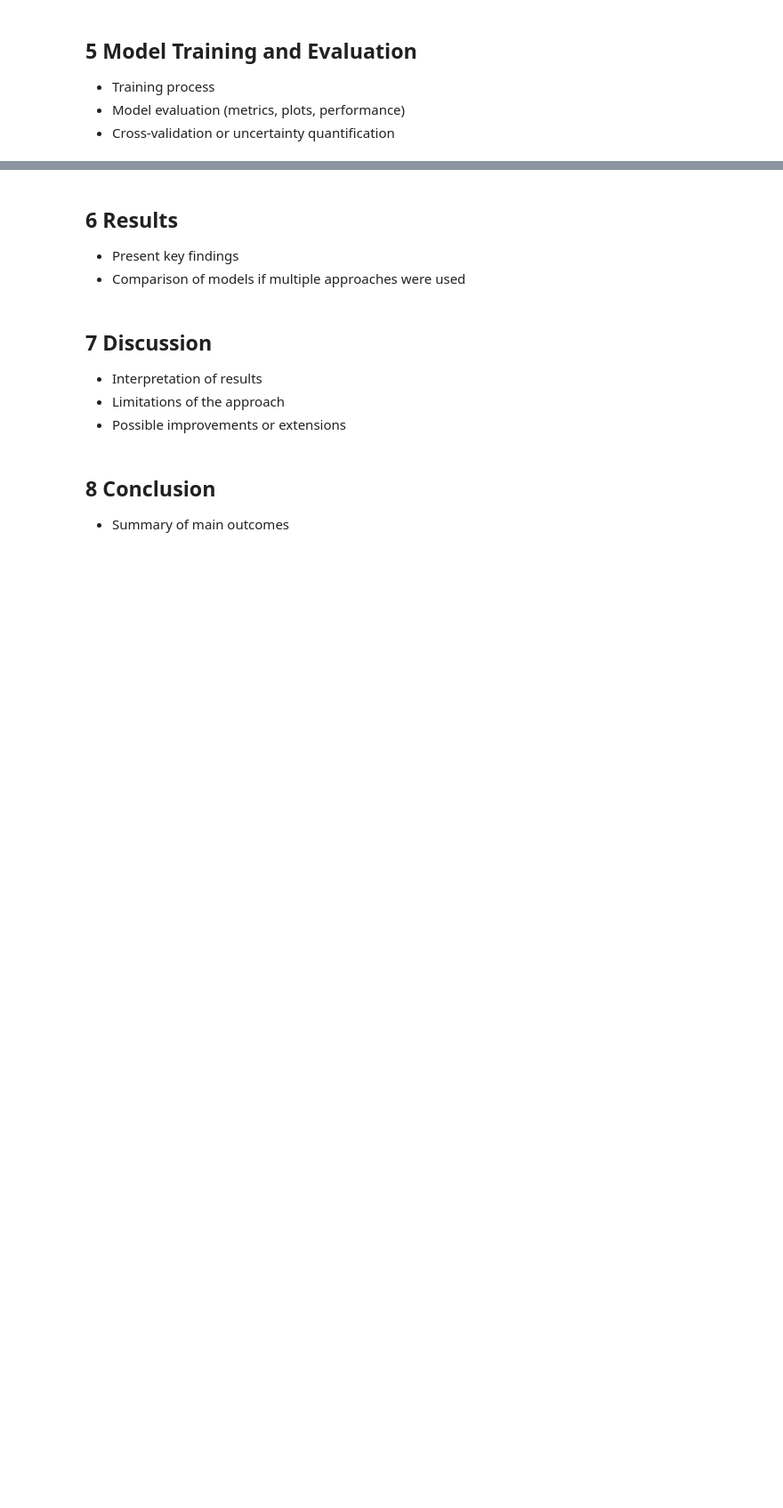
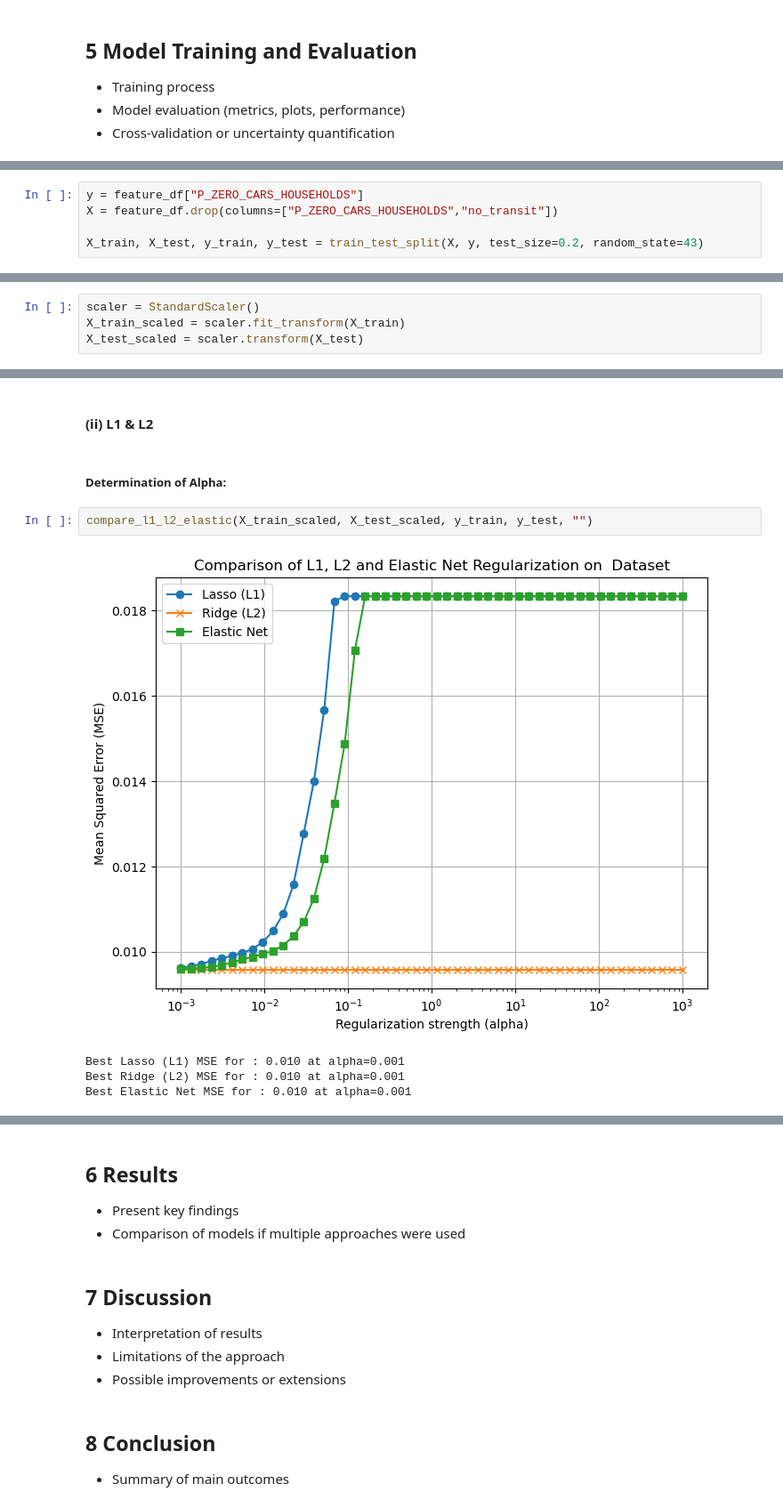
Before and after one commit to metropolisjenensis/Probabilistic-Machine-Learning_lecture-PROJECTS, a Jupyter notebook: projects/15-2BLXXXX_epa_census/notebooks/CarOwnership.ipynb, the cells around one changed output, grey strips where cells are left out. Shown at 89% size. Saved outputs shown, nothing was run; the diff lists cells and outputs as text; blank space fills up the shorter version.

```diff
--- a/projects/15-2BLXXXX_epa_census/notebooks/CarOwnership.ipynb
+++ b/projects/15-2BLXXXX_epa_census/notebooks/CarOwnership.ipynb
@@ -328,0 +517,5 @@ There are definitely some pairs of variables displaying significant correlation.
+# %%
+y = feature_df["P_ZERO_CARS_HOUSEHOLDS"]
+X = feature_df.drop(columns=["P_ZERO_CARS_HOUSEHOLDS","no_transit"])
+
+X_train, X_test, y_train, y_test = train_test_split(X, y, test_size=0.2, random_state=43)
@@ -328,0 +524,4 @@ There are definitely some pairs of variables displaying significant correlation.
+# %%
+scaler = StandardScaler()
+X_train_scaled = scaler.fit_transform(X_train)
+X_test_scaled = scaler.transform(X_test)
@@ -328,0 +543,11 @@ There are definitely some pairs of variables displaying significant correlation.
+# %% [markdown]
+#### (ii) L1 & L2
+# %% [markdown]
+##### Determination of Alpha:
+# %%
+compare_l1_l2_elastic(X_train_scaled, X_test_scaled, y_train, y_test, "")
+# %% [output]
+[figure, added]
+Best Lasso (L1) MSE for : 0.010 at alpha=0.001
+Best Ridge (L2) MSE for : 0.010 at alpha=0.001
+Best Elastic Net MSE for : 0.010 at alpha=0.001
```
Also changed, not shown: parts of 92 cells of this notebook, 1 other file.
